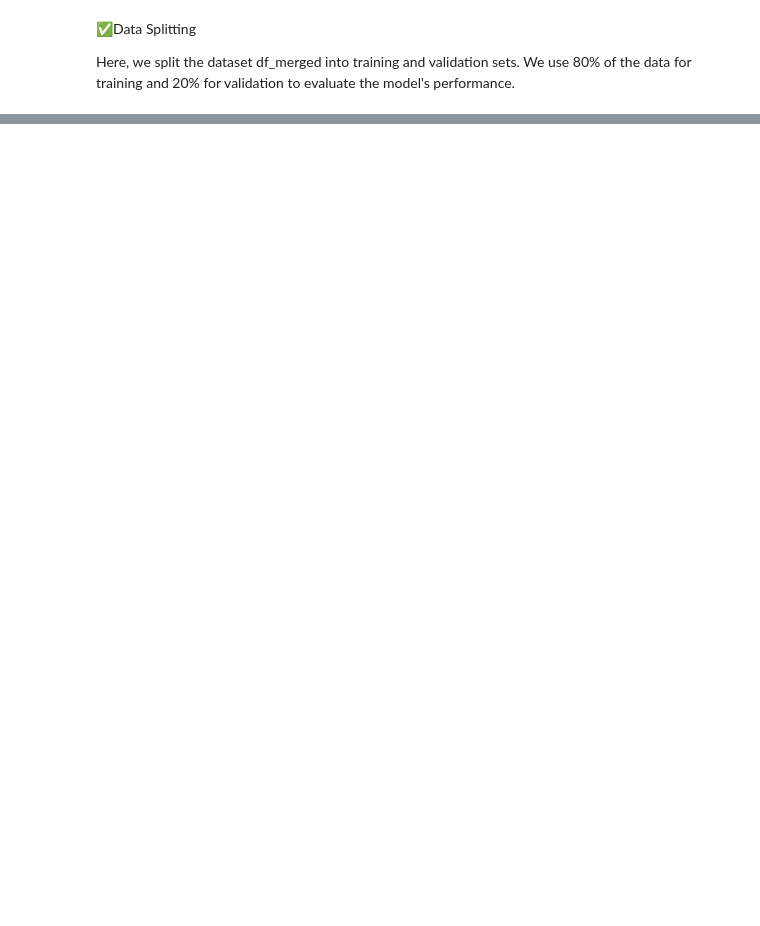
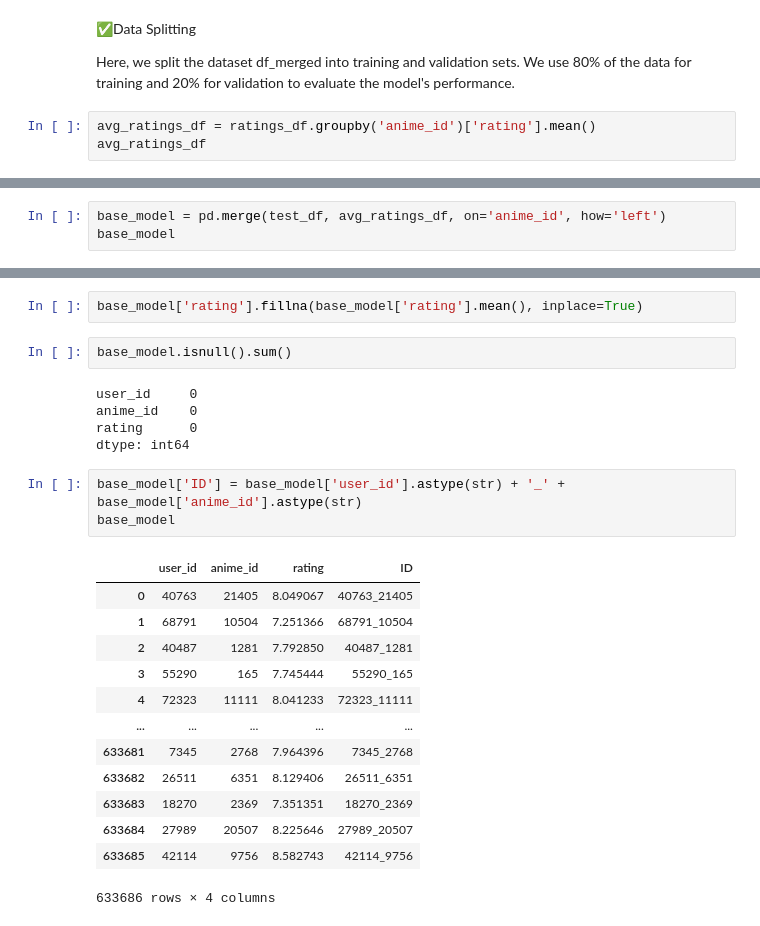
Before and after one commit to melokuhle17/Group1-Unsupervised-Learning, a Jupyter notebook: Anime.ipynb, the cells around one changed output, grey strips where cells are left out. Drawn from its saved outputs; the diff is of its cells as text; blank space fills up the shorter version.

```diff
--- a/Anime.ipynb
+++ b/Anime.ipynb
@@ -979,3 +957,6 @@ NameError: name 'rec_data' is not defined
 
 
 Here, we split the dataset df_merged into training and validation sets. We use 80% of the data for training and 20% for validation to evaluate the model's performance.
+# %%
+avg_ratings_df = ratings_df.groupby('anime_id')['rating'].mean()
+avg_ratings_df
@@ -981,0 +977,3 @@ Here, we split the dataset df_merged into training and validation sets. We use 8
+# %%
+base_model = pd.merge(test_df, avg_ratings_df, on='anime_id', how='left')
+base_model
@@ -981,0 +1001,26 @@ Here, we split the dataset df_merged into training and validation sets. We use 8
+# %%
+base_model['rating'].fillna(base_model['rating'].mean(), inplace=True)
+# %%
+base_model.isnull().sum()
+# %% [output]
+user_id     0
+anime_id    0
+rating      0
+dtype: int64
+# %%
+base_model['ID'] = base_model['user_id'].astype(str) + '_' + base_model['anime_id'].astype(str)
+base_model
+# %% [output]
+|  | user_id | anime_id | rating | ID |
+| 0 | 40763 | 21405 | 8.049067 | 40763_21405 |
+| 1 | 68791 | 10504 | 7.251366 | 68791_10504 |
+| 2 | 40487 | 1281 | 7.792850 | 40487_1281 |
+| 3 | 55290 | 165 | 7.745444 | 55290_165 |
+| 4 | 72323 | 11111 | 8.041233 | 72323_11111 |
+| ... | ... | ... | ... | ... |
+| 633681 | 7345 | 2768 | 7.964396 | 7345_2768 |
+| 633682 | 26511 | 6351 | 8.129406 | 26511_6351 |
+| 633683 | 18270 | 2369 | 7.351351 | 18270_2369 |
+| 633684 | 27989 | 20507 | 8.225646 | 27989_20507 |
+| 633685 | 42114 | 9756 | 8.582743 | 42114_9756 |
+633686 rows × 4 columns
```
Also changed, not shown: parts of 23 cells of this notebook, 1 other file.
